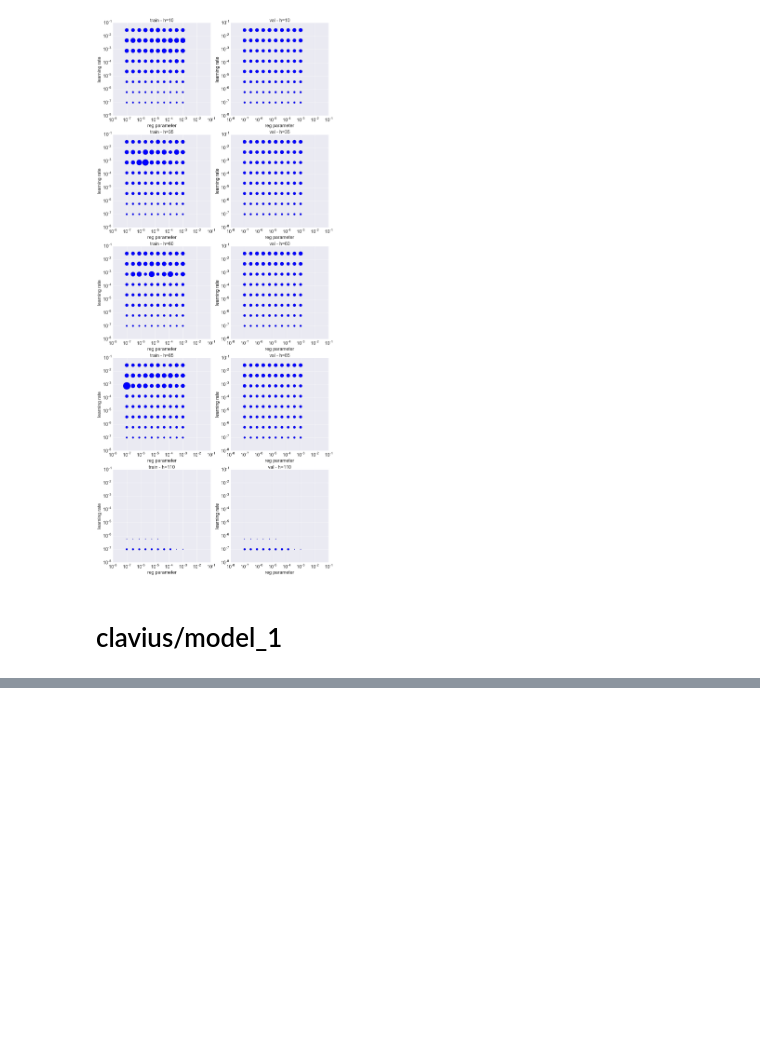
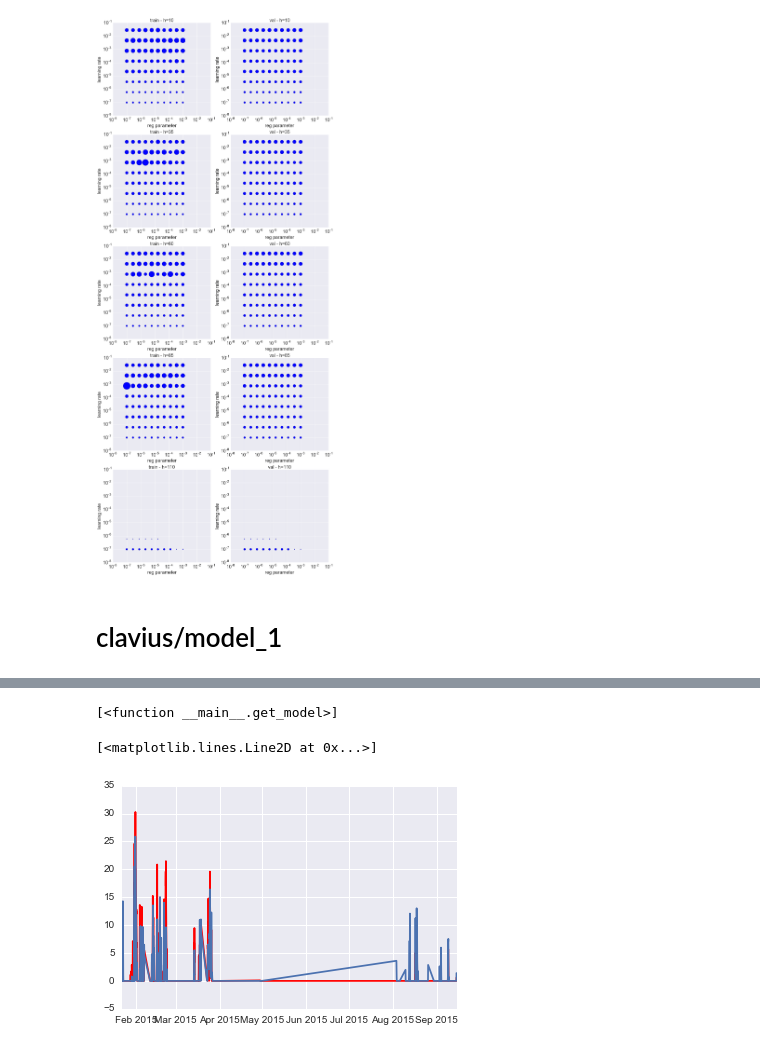
Before and after one commit to cthorey/fognet, a Jupyter notebook: Model_checking.ipynb, the cells around one changed output, grey strips where cells are left out. Cells and saved outputs as stored; diff of their text form; code cells hidden in the pictures; blank space fills up the shorter version.

```diff
--- a/Model_checking.ipynb
+++ b/Model_checking.ipynb
@@ -83,0 +95,3 @@ from utils.train_utils import *
+# %%
+for i in tqdm(range(10),ncols=len(range(10))):
+    pass
@@ -83,0 +127,9 @@ from utils.train_utils import *
+# %%
+split = 'train'
+for i, model in enumerate(ensemble.ensemble):
+    if i == 0:
+        df_tmp = model.predict_yield(split)
+        df = df_tmp[['yield', 'yield_pred']]
+    else:
+        df_tmp = model.predict_yield(split)
+        df['yield_pred%d' % (i)] = df_tmp['yield_pred']
@@ -123,0 +267,12 @@ os.path.expanduser(fognet)
+# %%
+ensemble
+# %% [output]
+[<function __main__.get_model>]
+# %%
+predtrain = model.predict_yield('val')
+# %%
+plt.plot(predtrain['yield'],color ='r')
+plt.plot(predtrain['yield_pred'])
+# %% [output]
+[<matplotlib.lines.Line2D at 0x...>]
+[figure, added]
```
Also changed, not shown: parts of 39 cells of this notebook, 8 other files.
